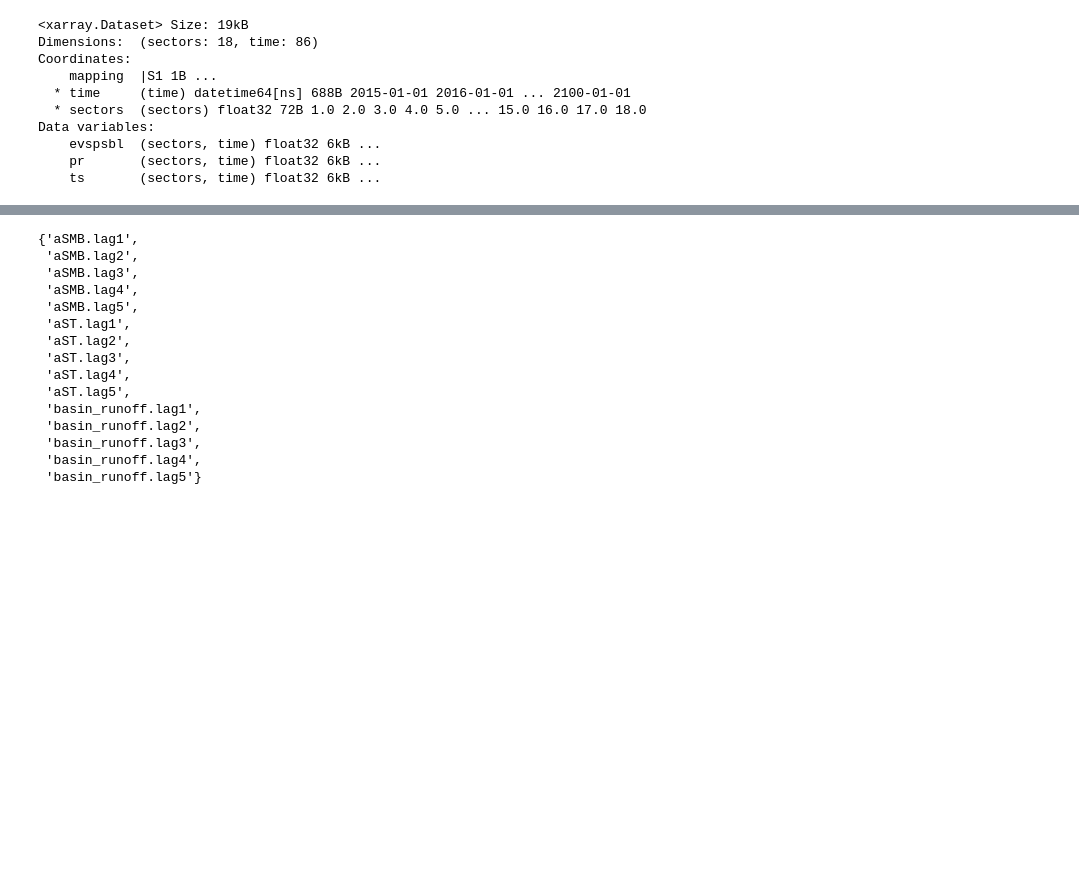
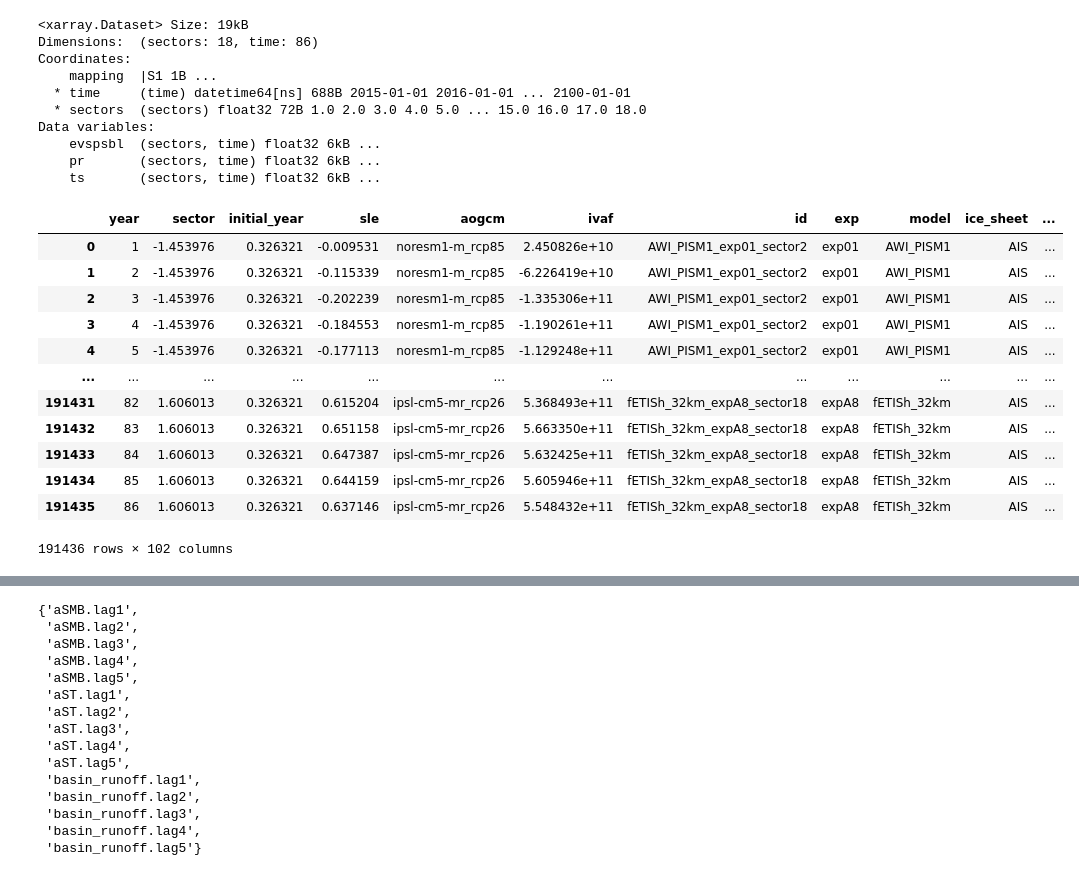
Before and after one commit to Brown-SciML/ise, a Jupyter notebook: main.ipynb, the cells around one changed output, grey strips where cells are left out. Drawn from its saved outputs; the diff is of its cells as text; code cells hidden in the pictures; blank space fills up the shorter version.

```diff
--- a/main.ipynb
+++ b/main.ipynb
@@ -59,5 +75,20 @@ Data variables:
     ts       (sectors, time) float32 6kB ...
 # %%
 d1 = pd.read_csv(r"/users/pvankatw/research/ise/dataset/train.csv")
+d1
+# %% [output]
+|  | year | sector | initial_year | sle | aogcm | ivaf | id | exp | model | ice_sheet | ... |
+| 0 | 1 | -1.453976 | 0.326321 | -0.009531 | noresm1-m_rcp85 | 2.450826e+10 | AWI_PISM1_exp01_sector2 | exp01 | AWI_PISM1 | AIS | ... |
+| 1 | 2 | -1.453976 | 0.326321 | -0.115339 | noresm1-m_rcp85 | -6.226419e+10 | AWI_PISM1_exp01_sector2 | exp01 | AWI_PISM1 | AIS | ... |
+| 2 | 3 | -1.453976 | 0.326321 | -0.202239 | noresm1-m_rcp85 | -1.335306e+11 | AWI_PISM1_exp01_sector2 | exp01 | AWI_PISM1 | AIS | ... |
+| 3 | 4 | -1.453976 | 0.326321 | -0.184553 | noresm1-m_rcp85 | -1.190261e+11 | AWI_PISM1_exp01_sector2 | exp01 | AWI_PISM1 | AIS | ... |
+| 4 | 5 | -1.453976 | 0.326321 | -0.177113 | noresm1-m_rcp85 | -1.129248e+11 | AWI_PISM1_exp01_sector2 | exp01 | AWI_PISM1 | AIS | ... |
+| ... | ... | ... | ... | ... | ... | ... | ... | ... | ... | ... | ... |
+| 191431 | 82 | 1.606013 | 0.326321 | 0.615204 | ipsl-cm5-mr_rcp26 | 5.368493e+11 | fETISh_32km_expA8_sector18 | expA8 | fETISh_32km | AIS | ... |
+| 191432 | 83 | 1.606013 | 0.326321 | 0.651158 | ipsl-cm5-mr_rcp26 | 5.663350e+11 | fETISh_32km_expA8_sector18 | expA8 | fETISh_32km | AIS | ... |
+| 191433 | 84 | 1.606013 | 0.326321 | 0.647387 | ipsl-cm5-mr_rcp26 | 5.632425e+11 | fETISh_32km_expA8_sector18 | expA8 | fETISh_32km | AIS | ... |
+| 191434 | 85 | 1.606013 | 0.326321 | 0.644159 | ipsl-cm5-mr_rcp26 | 5.605946e+11 | fETISh_32km_expA8_sector18 | expA8 | fETISh_32km | AIS | ... |
+| 191435 | 86 | 1.606013 | 0.326321 | 0.637146 | ipsl-cm5-mr_rcp26 | 5.548432e+11 | fETISh_32km_expA8_sector18 | expA8 | fETISh_32km | AIS | ... |
+191436 rows × 102 columns
 # %%
 X_train, y_train = f.get_X_y(pd.read_csv(r"/users/pvankatw/research/ise/dataset/train.csv"), 'sectors', return_format='pandas',)
```
Also changed, not shown: parts of 13 cells of this notebook, 36 other files.
